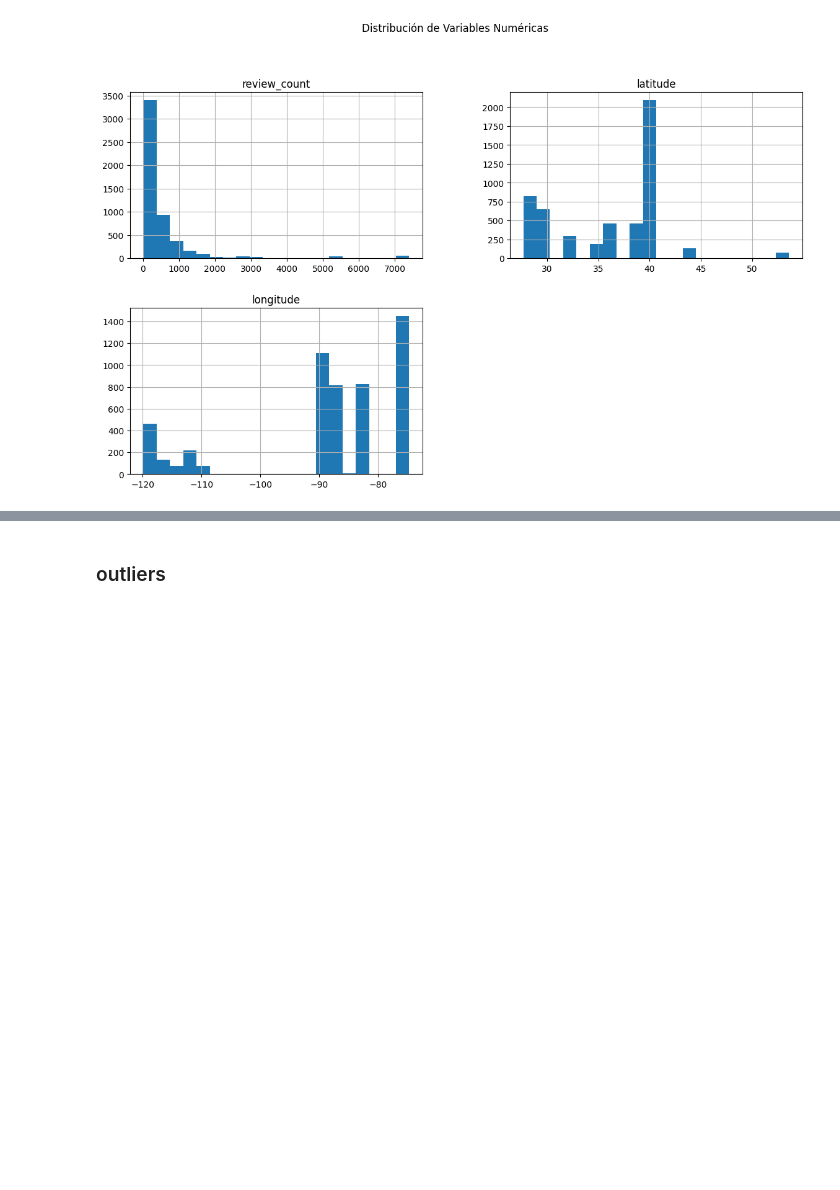
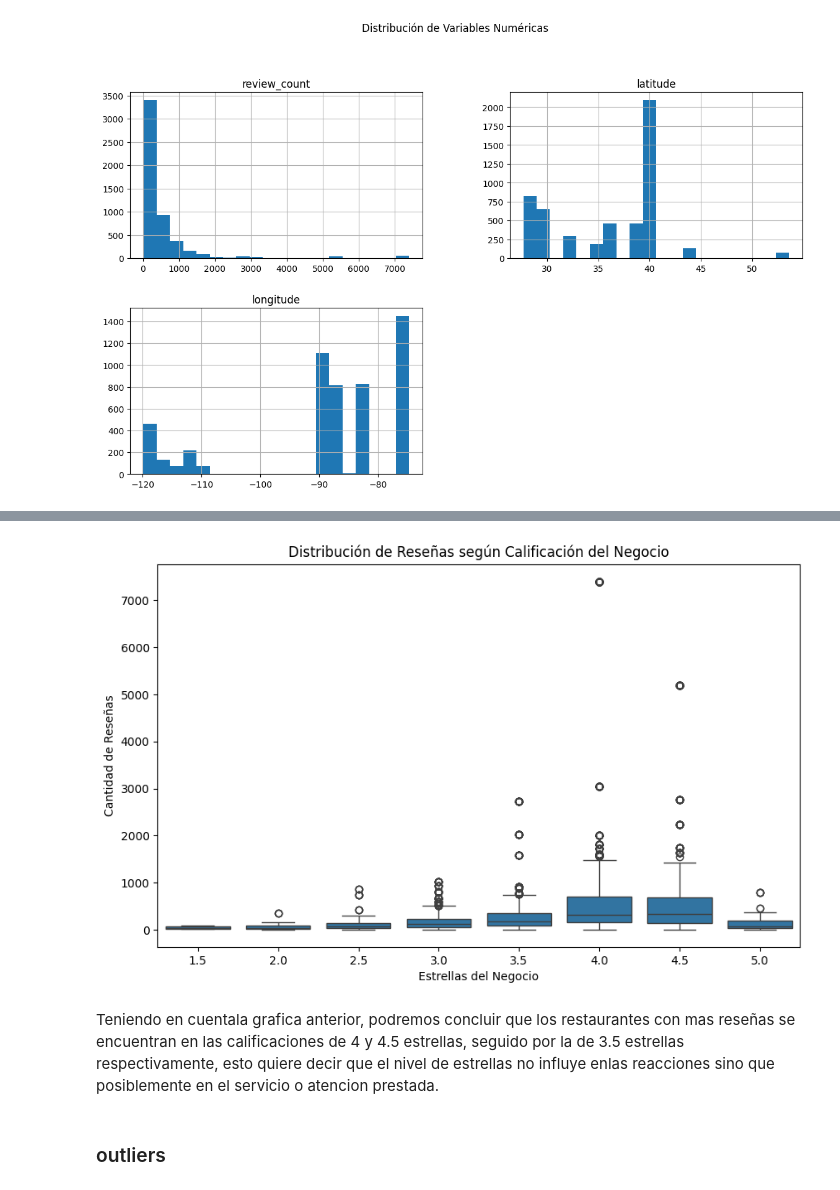
Before and after one commit to wanfer3434/mi-app-streamlit, a Jupyter notebook: sprint1/EDA.ipynb, the cells around one changed output, grey strips where cells are left out. Cells and saved outputs as stored; diff of their text form; code cells hidden in the pictures; blank space fills up the shorter version.

```diff
--- a/sprint1/EDA.ipynb
+++ b/sprint1/EDA.ipynb
@@ -104,3 +293,14 @@ Text(0.5, 1.02, 'Distribución de Variables Numéricas')
+# %%
+plt.figure(figsize=(10, 6))
+sns.boxplot(x="stars_x", y="review_count", data=df_yelp)
+plt.title("Distribución de Reseñas según Calificación del Negocio")
+plt.xlabel("Estrellas del Negocio")
+plt.ylabel("Cantidad de Reseñas")
+plt.show()
+# %% [output]
+[figure, added]
+# %% [markdown]
+Teniendo en cuentala grafica anterior, podremos concluir que los restaurantes con mas reseñas se encuentran en las calificaciones de 4 y 4.5 estrellas, seguido por la de 3.5 estrellas respectivamente, esto quiere decir que el nivel de estrellas no influye enlas reacciones sino que posiblemente en el servicio o atencion prestada.
 # %% [markdown]
 ### outliers
 # %%
```
Also changed, not shown: parts of 19 cells of this notebook.
